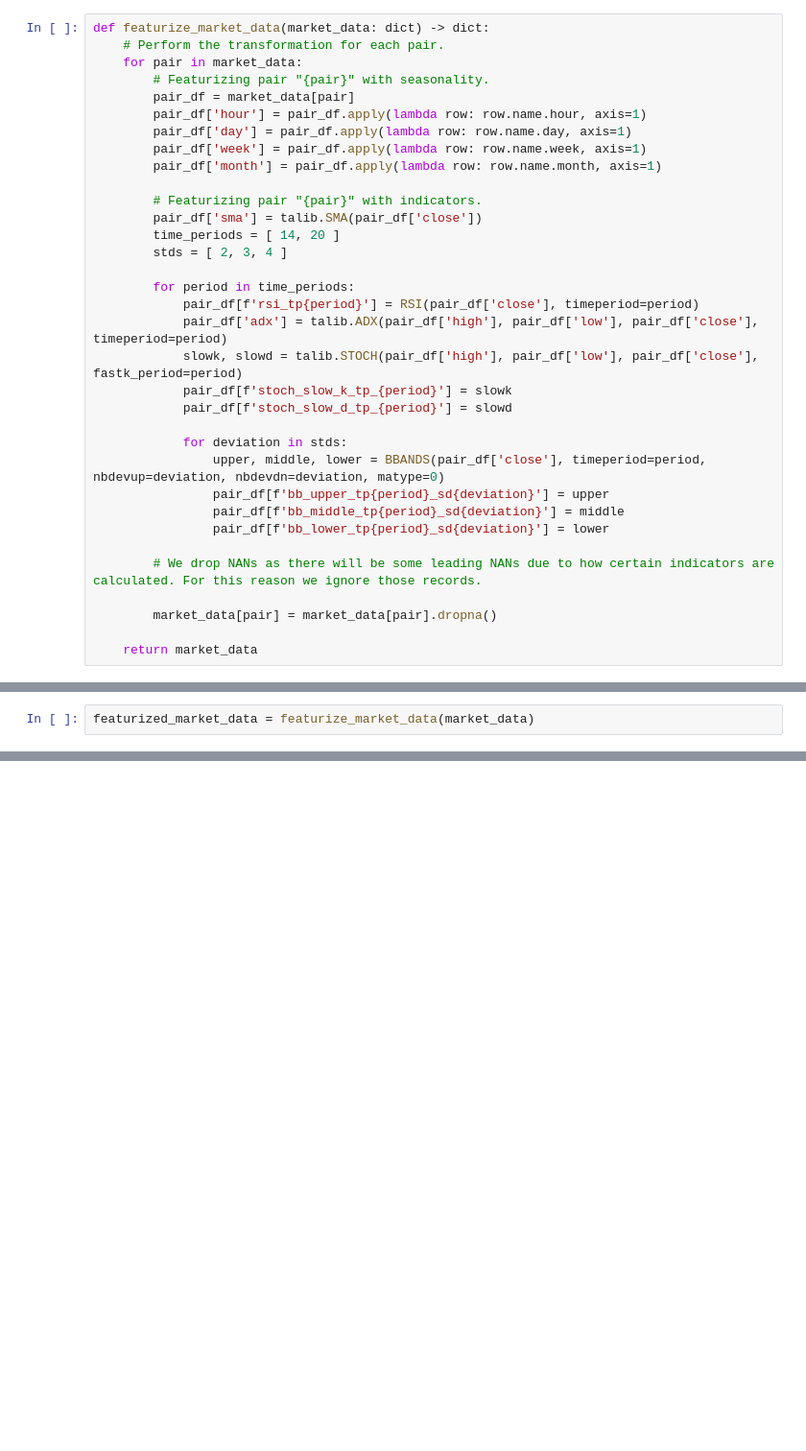
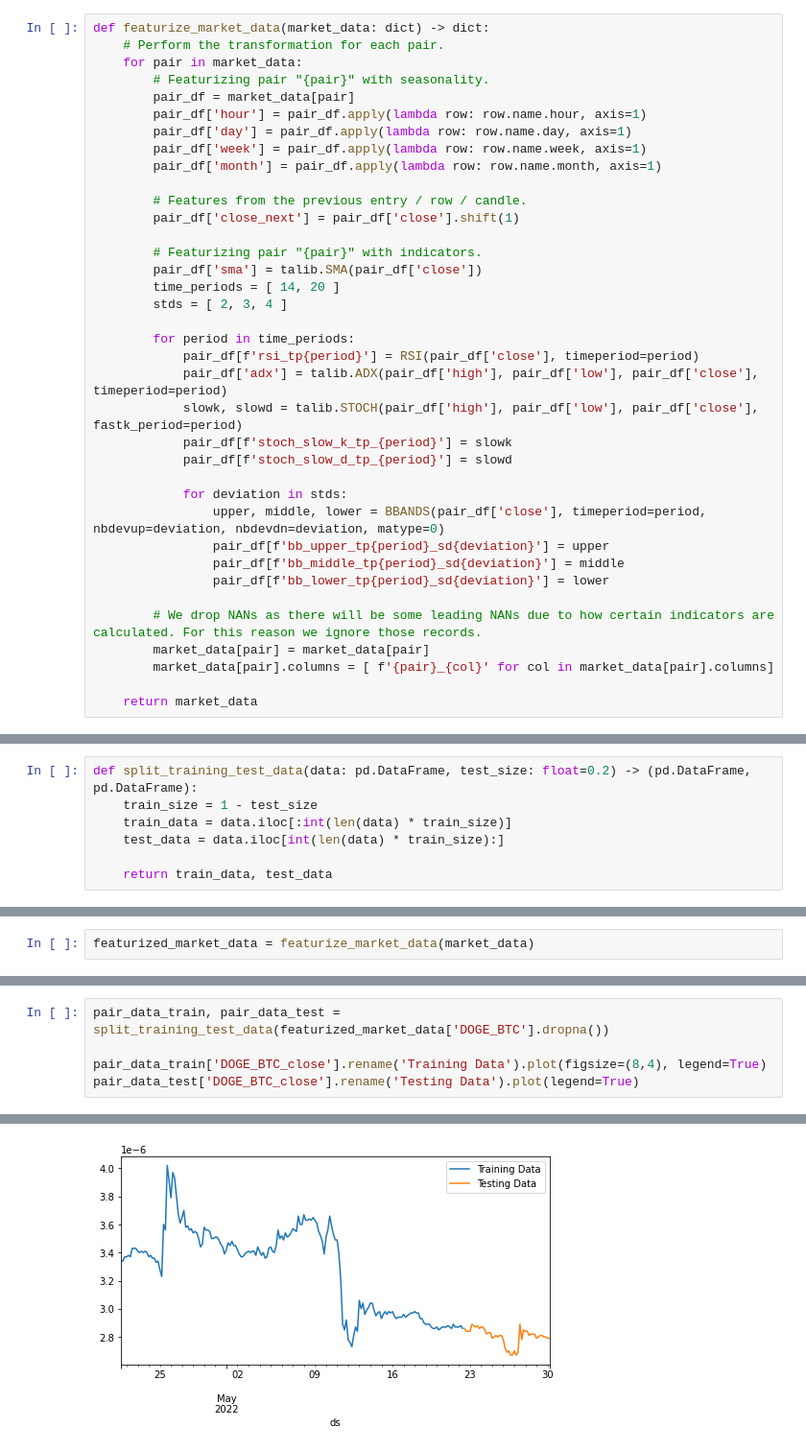
Before and after one commit to faGH/fa.intelligence.notebooks, a Jupyter notebook: labs/market_trading/bifrost.ipynb, the cells around one changed output, grey strips where cells are left out. Shown: that part at 96% size. Drawn from its saved outputs; the diff is of its cells as text; blank space fills up the shorter version.

```diff
--- a/labs/market_trading/bifrost.ipynb
+++ b/labs/market_trading/bifrost.ipynb
@@ -82,6 +85,9 @@ def featurize_market_data(market_data: dict) -> dict:
         pair_df['day'] = pair_df.apply(lambda row: row.name.day, axis=1)
         pair_df['week'] = pair_df.apply(lambda row: row.name.week, axis=1)
         pair_df['month'] = pair_df.apply(lambda row: row.name.month, axis=1)
+
+        # Features from the previous entry / row / candle.
+        pair_df['close_next'] = pair_df['close'].shift(1)
 
         # Featurizing pair "{pair}" with indicators.
         pair_df['sma'] = talib.SMA(pair_df['close'])
@@ -102,7 +108,7 @@ def featurize_market_data(market_data: dict) -> dict:
                 pair_df[f'bb_lower_tp{period}_sd{deviation}'] = lower
 
         # We drop NANs as there will be some leading NANs due to how certain indicators are calculated. For this reason we ignore those records.
-
-        market_data[pair] = market_data[pair].dropna()
+        market_data[pair] = market_data[pair]
+        market_data[pair].columns = [ f'{pair}_{col}' for col in market_data[pair].columns]
 
     return market_data
@@ -108,0 +117,7 @@ def featurize_market_data(market_data: dict) -> dict:
+# %%
+def split_training_test_data(data: pd.DataFrame, test_size: float=0.2) -> (pd.DataFrame, pd.DataFrame):
+    train_size = 1 - test_size
+    train_data = data.iloc[:int(len(data) * train_size)]
+    test_data = data.iloc[int(len(data) * train_size):]
+
+    return train_data, test_data
@@ -120,0 +152,6 @@ featurized_market_data[next(iter(featurized_market_data))].head(1)
+# %%
+pair_data_train, pair_data_test = split_training_test_data(featurized_market_data['DOGE_BTC'].dropna())
+
+pair_data_train['DOGE_BTC_close'].rename('Training Data').plot(figsize=(8,4), legend=True)
+pair_data_test['DOGE_BTC_close'].rename('Testing Data').plot(legend=True)
+# %% [output]
@@ -120,0 +159 @@ featurized_market_data[next(iter(featurized_market_data))].head(1)
+[figure, added]
```
Also changed, not shown: parts of 14 cells of this notebook.
